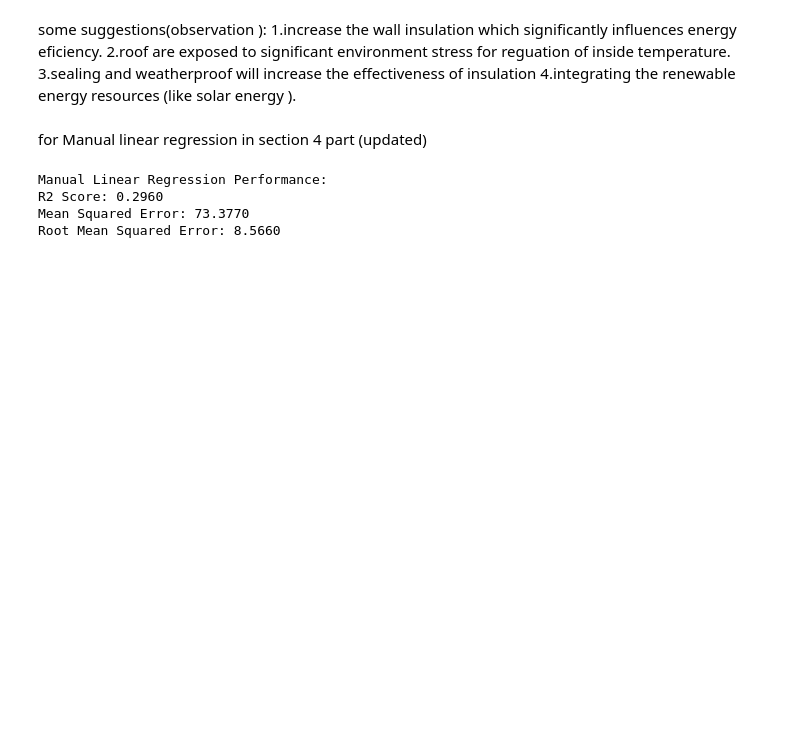
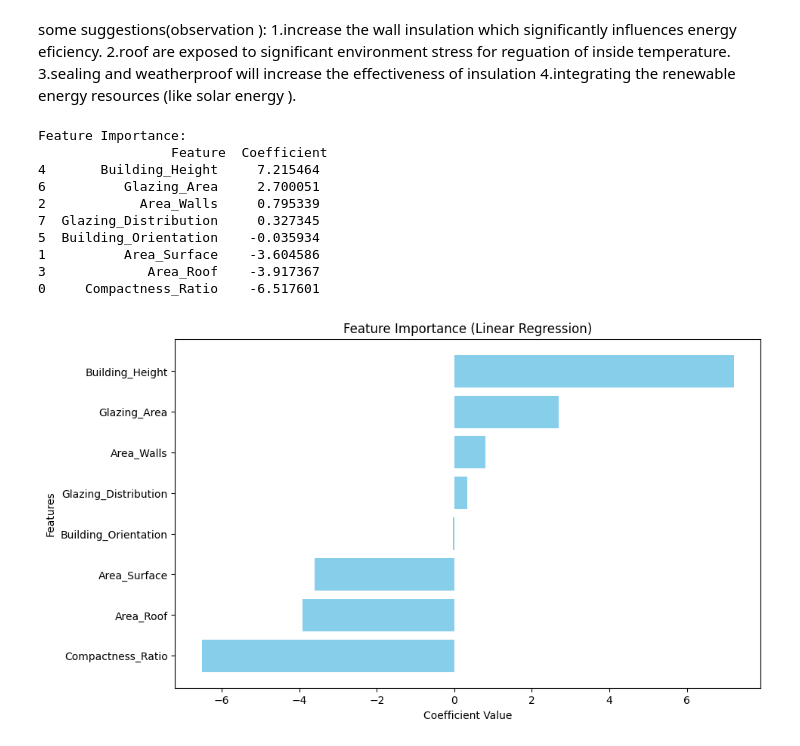
Before and after one commit to shaurya244/Winter-Project-Introduction-To-Machine-Learning, a Jupyter notebook: NON IITK/Assignments/Assignment 2/AritraSarkar_VNITNagpur/asiigment2.ipynb, the cells around one changed output. Cells and saved outputs as stored; diff of their text form; code cells hidden in the pictures; blank space fills up the shorter version.

```diff
--- a/NON IITK/Assignments/Assignment 2/AritraSarkar_VNITNagpur/asiigment2.ipynb
+++ b/NON IITK/Assignments/Assignment 2/AritraSarkar_VNITNagpur/asiigment2.ipynb
@@ -158,0 +169,18 @@ Root Mean Squared Error: 3.1214
+# %%
+from sklearn.linear_model import LinearRegression
+from sklearn.metrics import mean_squared_error, r2_score
+
+# Sklearn Linear Regression
+linear_reg_model = LinearRegression()
+linear_reg_model.fit(X_train_scaled, y_train_data)
+
+# Predictions using Sklearn Linear Regression
+y_pred_lr = linear_reg_model.predict(X_test_scaled)
+
+# Evaluation
+mse_lr = mean_squared_error(y_test_data, y_pred_lr)
+rmse_lr = np.sqrt(mse_lr)
+r2_lr = r2_score(y_test_data, y_pred_lr)
+
+# Print metrics for Sklearn Linear Regression
+print(f"Sklearn Linear Regression:\nMSE: {mse_lr:.4f}, RMSE: {rmse_lr:.4f}, R2 Score: {r2_lr:.4f}")
@@ -183,32 +257,33 @@ some suggestions(observation ):
 2.roof are exposed to significant environment stress for reguation of inside temperature.
 3.sealing and weatherproof will increase the effectiveness of insulation
 4.integrating the renewable energy resources (like solar energy ).
-# %% [markdown]
-for Manual linear regression in section 4 part (updated)
-# %%
-from sklearn.preprocessing import StandardScaler
-scaler = StandardScaler()
-X_train_scaled = scaler.fit_transform(X_train)
-X_test_scaled = scaler.transform(X_test)
-
-X_train_scaled_np = np.hstack([np.ones((X_train_scaled.shape[0], 1)), X_train_scaled])
-X_test_scaled_np = np.hstack([np.ones((X_test_scaled.shape[0], 1)), X_test_scaled])
-
-
-theta_scaled = np.linalg.inv(X_train_scaled_np.T @ X_train_scaled_np) @ X_train_scaled_np.T @ y_train.values
-
-y_pred_scratch_scaled = X_test_scaled_np @ theta_scaled
-
-from sklearn.metrics import r2_score, mean_squared_error
-r2 = r2_score(y_test, y_pred_scratch_scaled)
-mse = mean_squared_error(y_test, y_pred_scratch_scaled)
-rmse = np.sqrt(mse)
-print(f"Manual Linear Regression Performance:")
-print(f"R2 Score: {r2:.4f}")
-print(f"Mean Squared Error: {mse:.4f}")
-print(f"Root Mean Squared Error: {rmse:.4f}\n")
-# %% [output]
-Manual Linear Regression Performance:
-R2 Score: 0.2960
-Mean Squared Error: 73.3770
-Root Mean Squared Error: 8.5660
+# %%
+
+coefficients = pd.DataFrame({
+    "Feature": X_features.columns,  # Use feature column names from the dataset
+    "Coefficient": linear_reg_model.coef_  # Coefficients from the Linear Regression model
+}).sort_values(by="Coefficient", ascending=False)
+
+# Display feature importance
+print("Feature Importance:\n", coefficients)
+
+# Plot feature importance for better visualization
+plt.figure(figsize=(10, 6))
+plt.barh(coefficients["Feature"], coefficients["Coefficient"], color="skyblue")
+plt.xlabel("Coefficient Value")
+plt.ylabel("Features")
+plt.title("Feature Importance (Linear Regression)")
+plt.gca().invert_yaxis()  # Invert y-axis to show highest coefficients at the top
+plt.show()
+# %% [output]
+Feature Importance:
+                 Feature  Coefficient
+4       Building_Height     7.215464
+6          Glazing_Area     2.700051
+2            Area_Walls     0.795339
+7  Glazing_Distribution     0.327345
+5  Building_Orientation    -0.035934
+1          Area_Surface    -3.604586
+3             Area_Roof    -3.917367
+0     Compactness_Ratio    -6.517601
+[figure, added]
```
Also changed, not shown: parts of 16 cells of this notebook.
